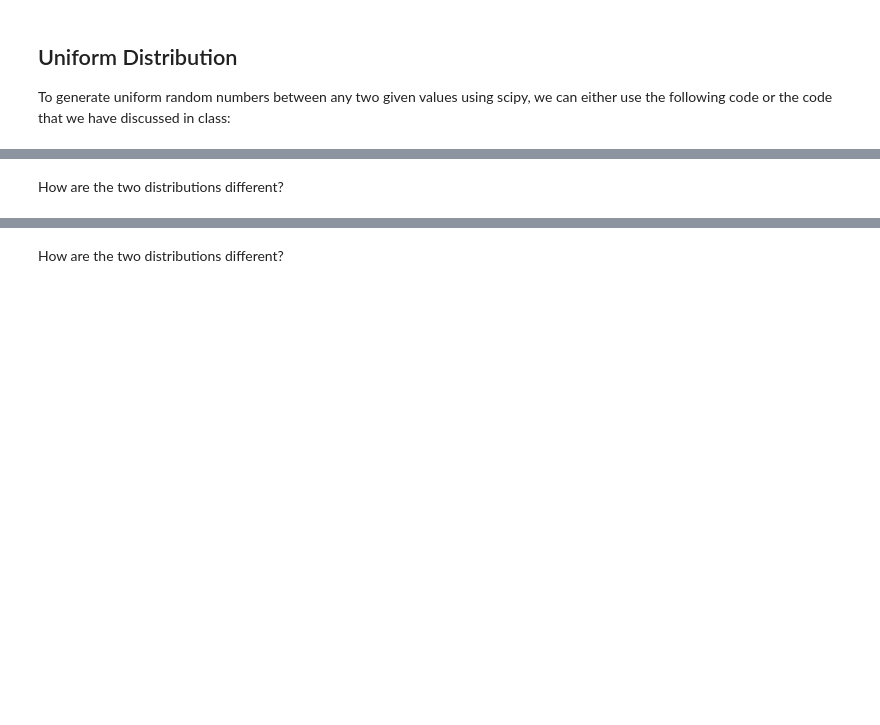
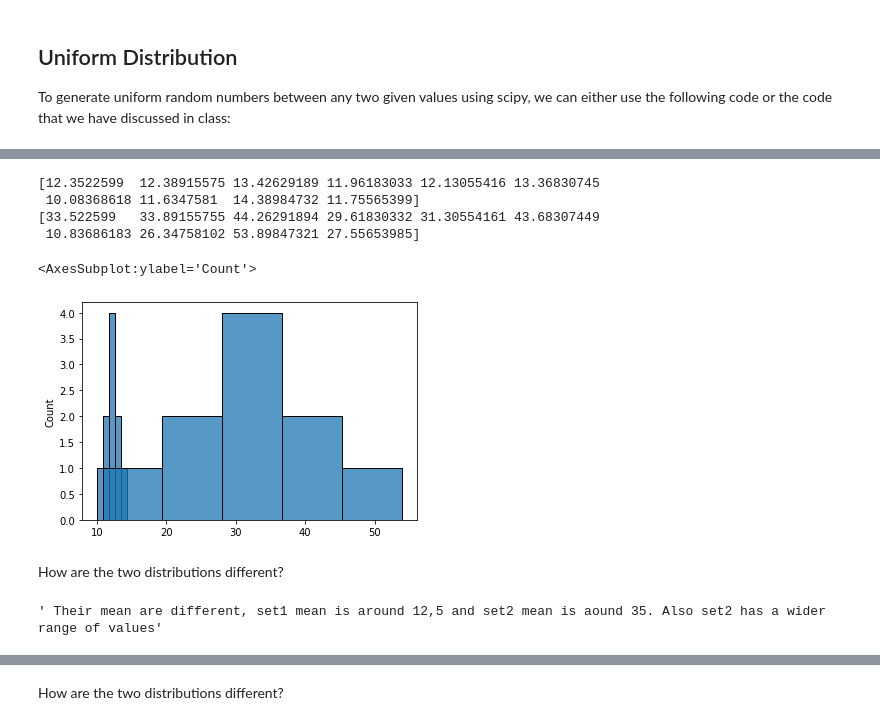
Before and after one commit to Ironhack-Data-Madrid-Enero-2021/lab-continuous-probability-distribution, a Jupyter notebook: your-code/main.ipynb, the cells around one changed output, grey strips where cells are left out. Drawn from its saved outputs; the diff is of its cells as text; code cells hidden in the pictures; blank space fills up the shorter version.

```diff
--- a/your-code/main.ipynb
+++ b/your-code/main.ipynb
@@ -50,2 +54,27 @@ Your output should look like below:
+# %%
+# your code here
+
+def my_uniform (bottom, ceiling, count):
+    sample = uniform.rvs(size = int(count))
+    a = bottom
+    b = ceiling
+    randoms  = a + (b-a)*x
+    return randoms
+# %%
+set1 = my_uniform(bottom=10, ceiling=15, count=100)
+set2 = my_uniform(bottom=10, ceiling=60, count=1.000)
+print(set1)
+print(set2)
+# %% [output]
+[12.3522599  12.38915575 13.42629189 11.96183033 12.13055416 13.36830745
+ 10.08368618 11.6347581  14.38984732 11.75565399]
+[33.522599   33.89155755 44.26291894 29.61830332 31.30554161 43.68307449
+ 10.83686183 26.34758102 53.89847321 27.55653985]
+# %%
+sns.histplot(set1)
+sns.histplot(set2)
+# %% [output]
+<AxesSubplot:ylabel='Count'>
+[figure, added]
 # %% [markdown]
 How are the two distributions different?
@@ -54,3 +81,8 @@ How are the two distributions different?
+# %%
+# your answer below
+''' Their mean are different, set1 mean is around 12,5 and set2 mean is aound 35. Also set2 has a wider range of values'''
+# %% [output]
+' Their mean are different, set1 mean is around 12,5 and set2 mean is aound 35. Also set2 has a wider range of values'
 # %% [markdown]
 ## Normal Distribution
 
```
Also changed, not shown: parts of 28 cells of this notebook.
